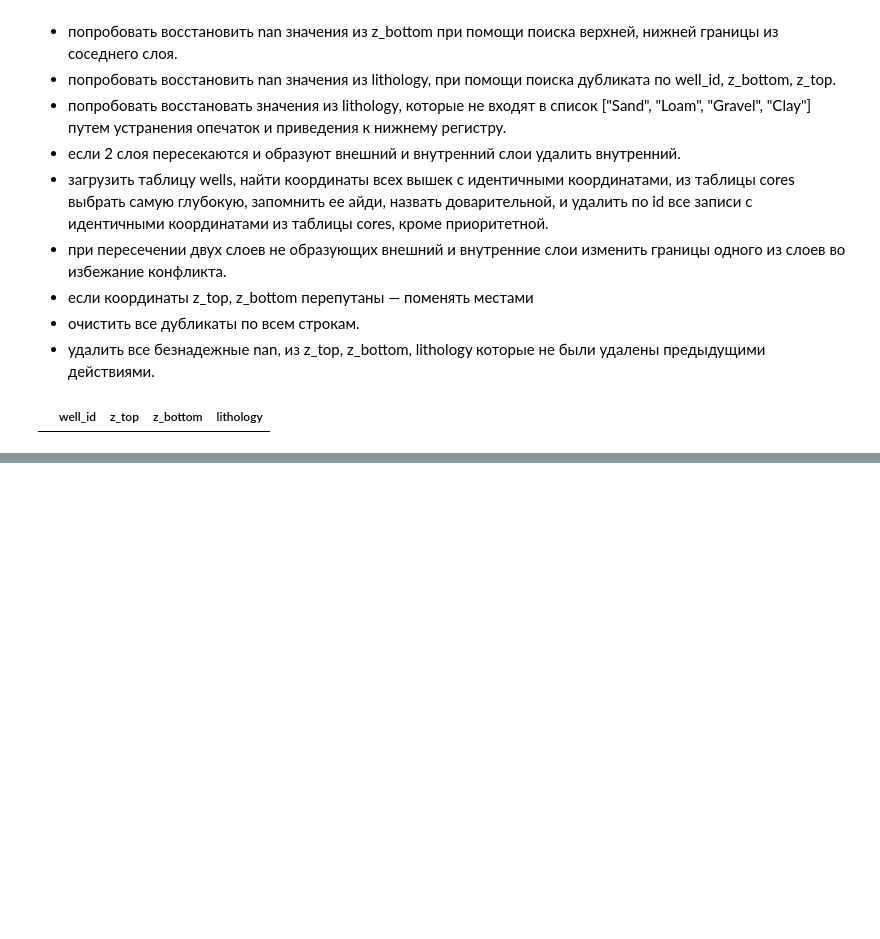
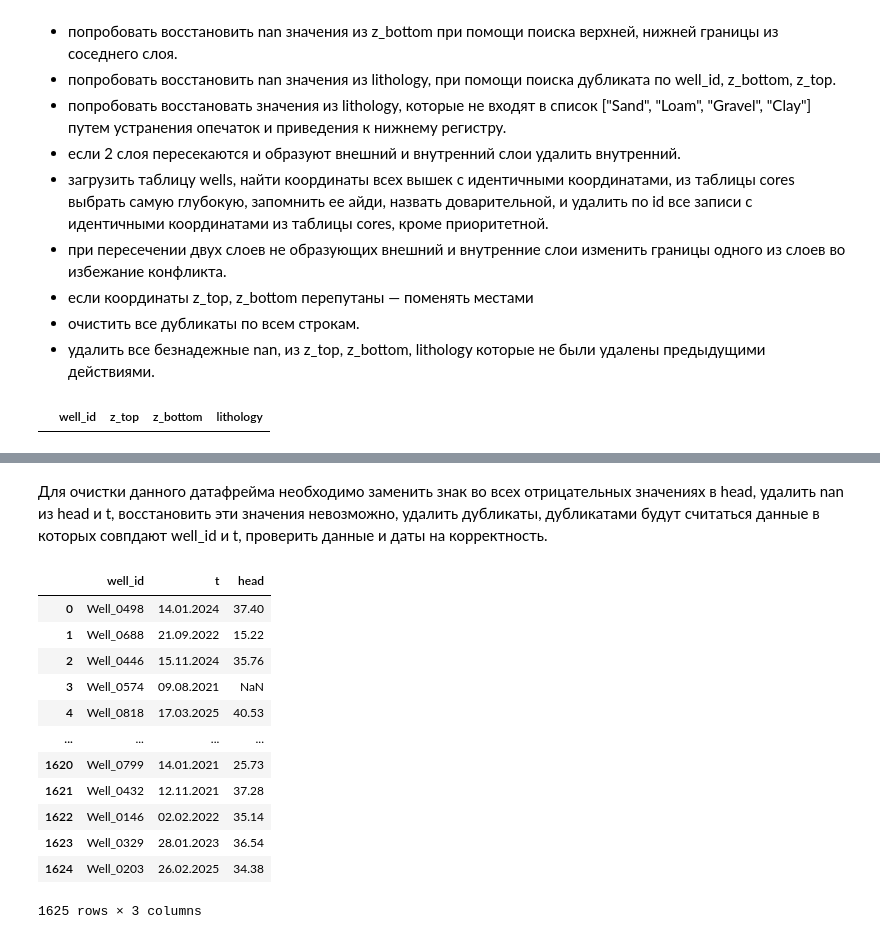
Before and after one commit to semsotsemm/ML-training, a Jupyter notebook: ML-006/notebook/01_exploration.ipynb, the cells around one changed output, grey strips where cells are left out. Drawn from its saved outputs; the diff is of its cells as text; code cells hidden in the pictures; blank space fills up the shorter version.

```diff
--- a/ML-006/notebook/01_exploration.ipynb
+++ b/ML-006/notebook/01_exploration.ipynb
@@ -253,3 +253,5 @@ df.describe()
 df[df["well_id"].isna()]
 # %% [output]
 |  | well_id | z_top | z_bottom | lithology |
+# %%
+df_head = pd.read_csv(f"{file_path}head.csv")
@@ -255,0 +270,18 @@ df[df["well_id"].isna()]
+# %% [markdown]
+Для очистки данного датафрейма необходимо заменить знак во всех отрицательных значениях в head, удалить nan из head и t, восстановить эти значения невозможно, удалить дубликаты, дубликатами будут считаться данные в которых совпдают well_id и t, проверить данные и даты на корректность.
+# %%
+df_head
+# %% [output]
+|  | well_id | t | head |
+| 0 | Well_0498 | 14.01.2024 | 37.40 |
+| 1 | Well_0688 | 21.09.2022 | 15.22 |
+| 2 | Well_0446 | 15.11.2024 | 35.76 |
+| 3 | Well_0574 | 09.08.2021 | NaN |
+| 4 | Well_0818 | 17.03.2025 | 40.53 |
+| ... | ... | ... | ... |
+| 1620 | Well_0799 | 14.01.2021 | 25.73 |
+| 1621 | Well_0432 | 12.11.2021 | 37.28 |
+| 1622 | Well_0146 | 02.02.2022 | 35.14 |
+| 1623 | Well_0329 | 28.01.2023 | 36.54 |
+| 1624 | Well_0203 | 26.02.2025 | 34.38 |
+1625 rows × 3 columns
```
Also changed, not shown: parts of 1 cell of this notebook, 3 other files.
